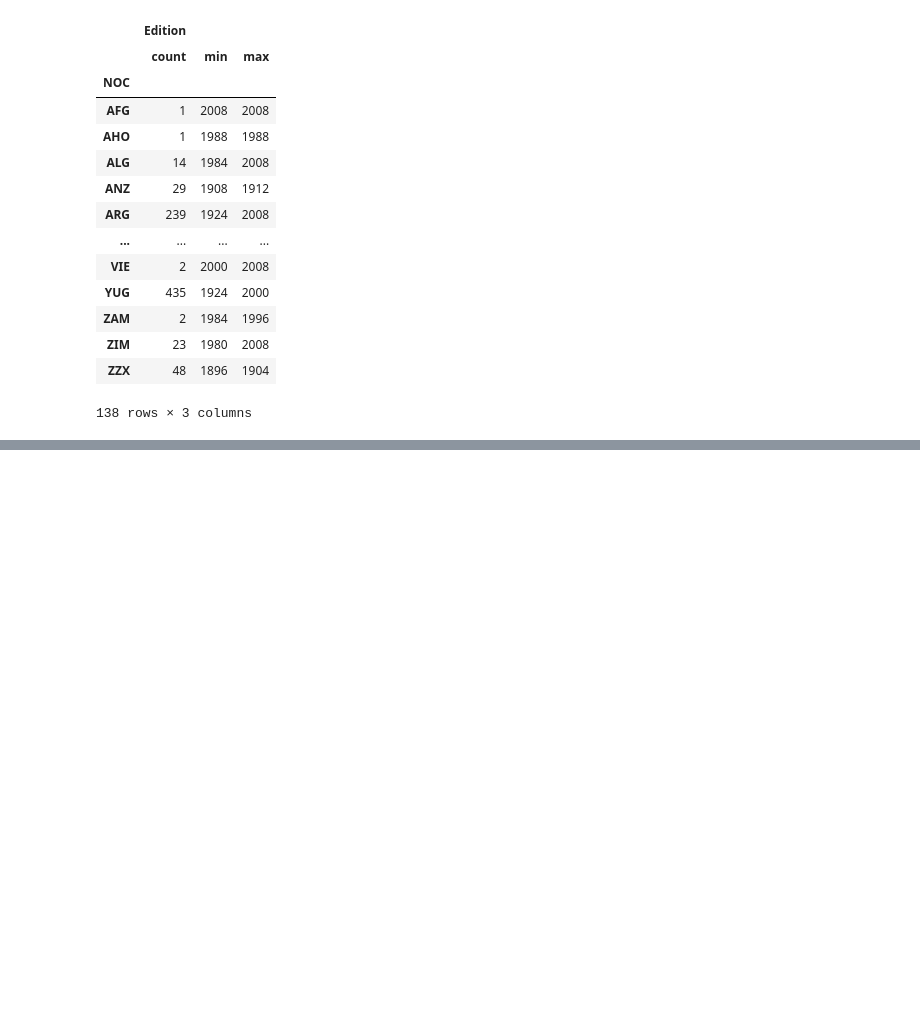
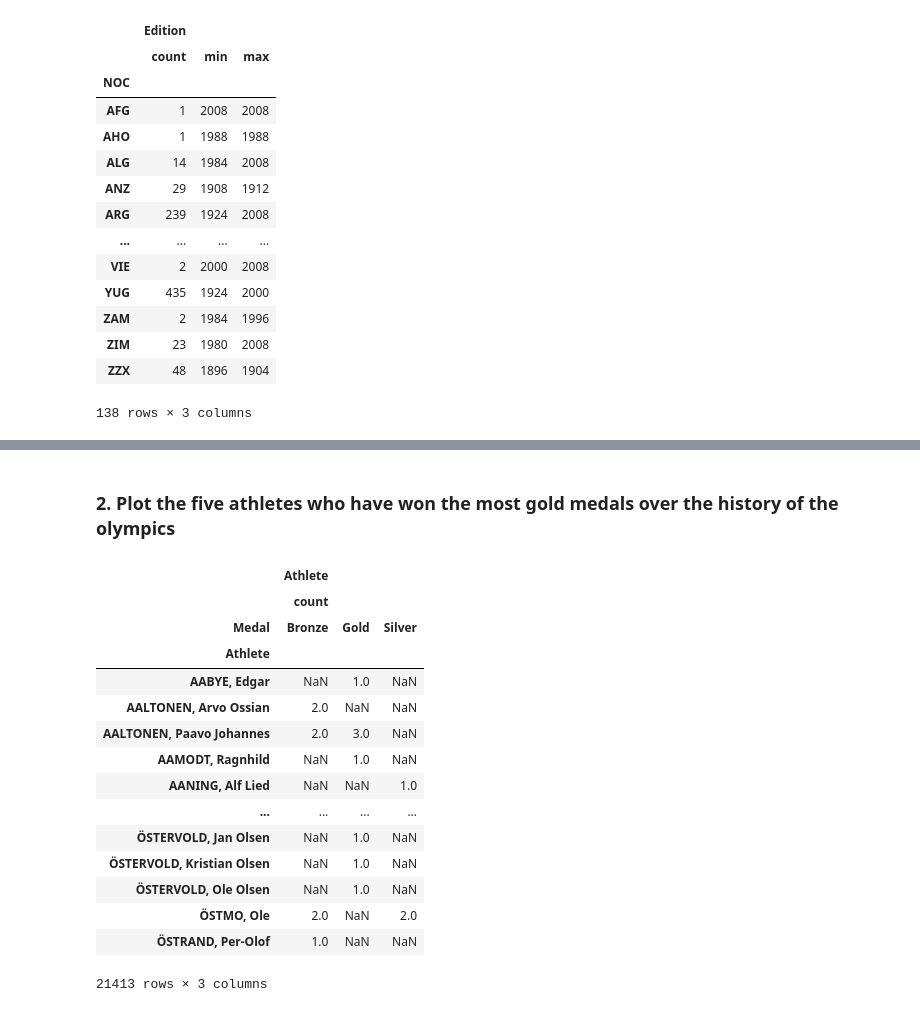
Before and after one commit to aeghprac/Git-Tracked-Files, a Jupyter notebook: Pandaz/PandasPractice2.ipynb, the cells around one changed output, grey strips where cells are left out. Cells and saved outputs as stored; diff of their text form; code cells hidden in the pictures; blank space fills up the shorter version.

```diff
--- a/Pandaz/PandasPractice2.ipynb
+++ b/Pandaz/PandasPractice2.ipynb
@@ -315,0 +376,22 @@ oo.groupby('NOC').agg({ 'Edition' : ['count', 'min', 'max'] }) # *Using the dict
+# %% [markdown]
+### 2. Plot the five athletes who have won the most gold medals over the history of the olympics
+# %%
+#My effort. Getting close, but not sure how to sum medals and sort
+oo.groupby(['Athlete', 'Medal']).agg({'Athlete': ['count']}).unstack('Medal')
+# %% [output]
+|  | Athlete |  |  |
+|  | count |  |  |
+| Medal | Bronze | Gold | Silver |
+| Athlete |  |  |  |
+| AABYE, Edgar | NaN | 1.0 | NaN |
+| AALTONEN, Arvo Ossian | 2.0 | NaN | NaN |
+| AALTONEN, Paavo Johannes | 2.0 | 3.0 | NaN |
+| AAMODT, Ragnhild | NaN | 1.0 | NaN |
+| AANING, Alf Lied | NaN | NaN | 1.0 |
+| ... | ... | ... | ... |
+| ÖSTERVOLD, Jan Olsen | NaN | 1.0 | NaN |
+| ÖSTERVOLD, Kristian Olsen | NaN | 1.0 | NaN |
+| ÖSTERVOLD, Ole Olsen | NaN | 1.0 | NaN |
+| ÖSTMO, Ole | 2.0 | NaN | 2.0 |
+| ÖSTRAND, Per-Olof | 1.0 | NaN | NaN |
+21413 rows × 3 columns
```
Also changed, not shown: parts of 9 cells of this notebook.
